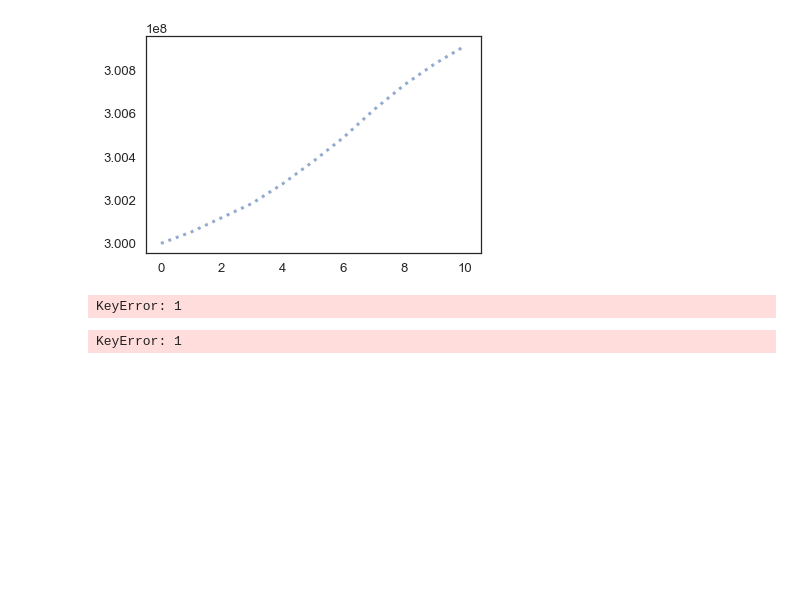
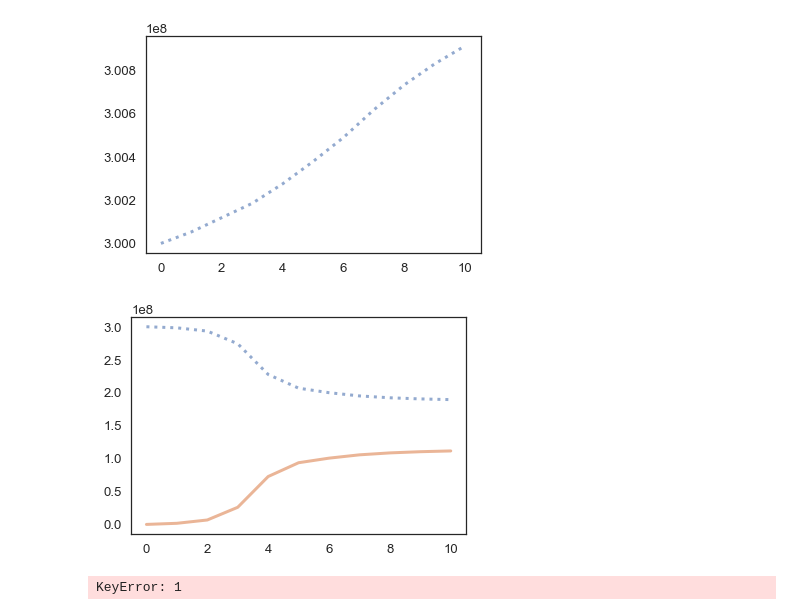
Before and after one commit to hardlyrichie/modsim-project1, a Jupyter notebook: Influenza Modelation.ipynb, the cells around one changed output. Drawn from its saved outputs; the diff is of its cells as text; code cells hidden in the pictures; blank space fills up the shorter version.

Commit message:
Updating population and vaccine graphs

```diff
--- a/Influenza Modelation.ipynb
+++ b/Influenza Modelation.ipynb
@@ -193,21 +153,21 @@ justPop()
 # %%
 def pop__vaccine():
     pops.population[0] = system.initpopulation
     pops.vaccinated[0] = 0
     months = [1,2,3,4,5,6,7,8,9,10]
     for i in months:
-        deltavaccinated = pops.population[i] * system.vaccinationPercent[i-1]
-        print(deltavaccinated)
+        deltavaccinated = pops.population[i-1] * system.vaccinationPercent[i-1]/100
+
         pops.vaccinated[i] = pops.vaccinated[i-1] + deltavaccinated
 
 
         pops.population[i] = pops.population[i-1] + birth_rate[birth_rate.columns[0]].iloc[i] - death_rate[death_rate.columns[0]].iloc[i] - deltavaccinated
 
     plot(pops.population,':', label = 'Population');
-    plot(pops.vaccinated, label ='Vaccinated')
+    plot(pops.vaccinated, label ='Vaccinated');
 pop__vaccine()
 # %% [output]
-KeyError: 1
+[figure, added]
 # %%
 pops.population[0] = system.initpopulation
 pops.vaccinated[0] = 0
```
Also changed, not shown: parts of 5 cells of this notebook.
